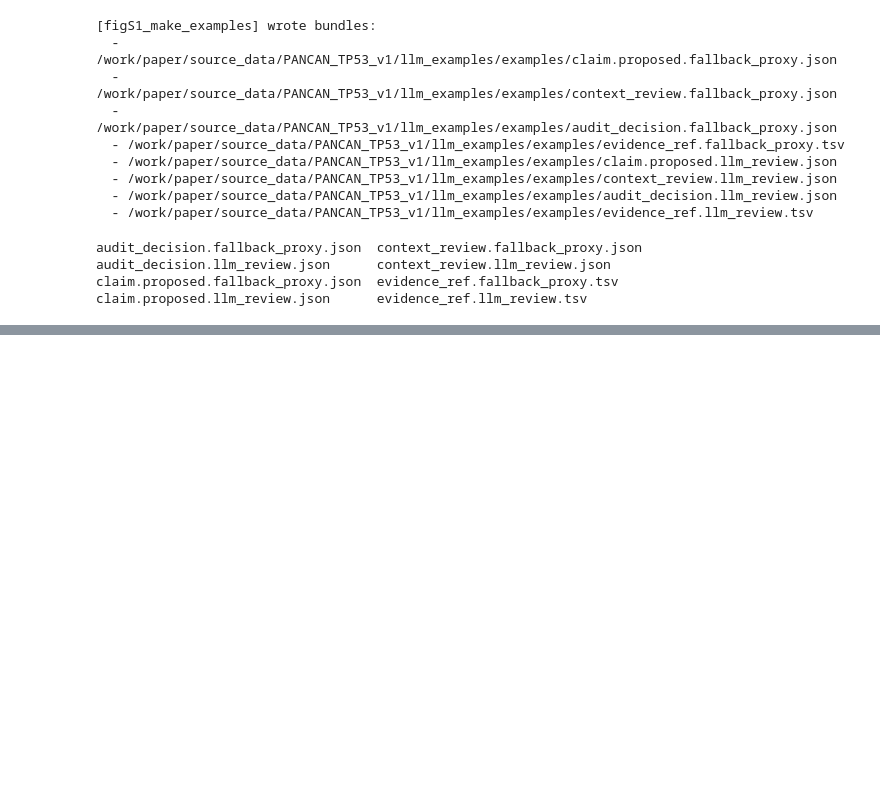
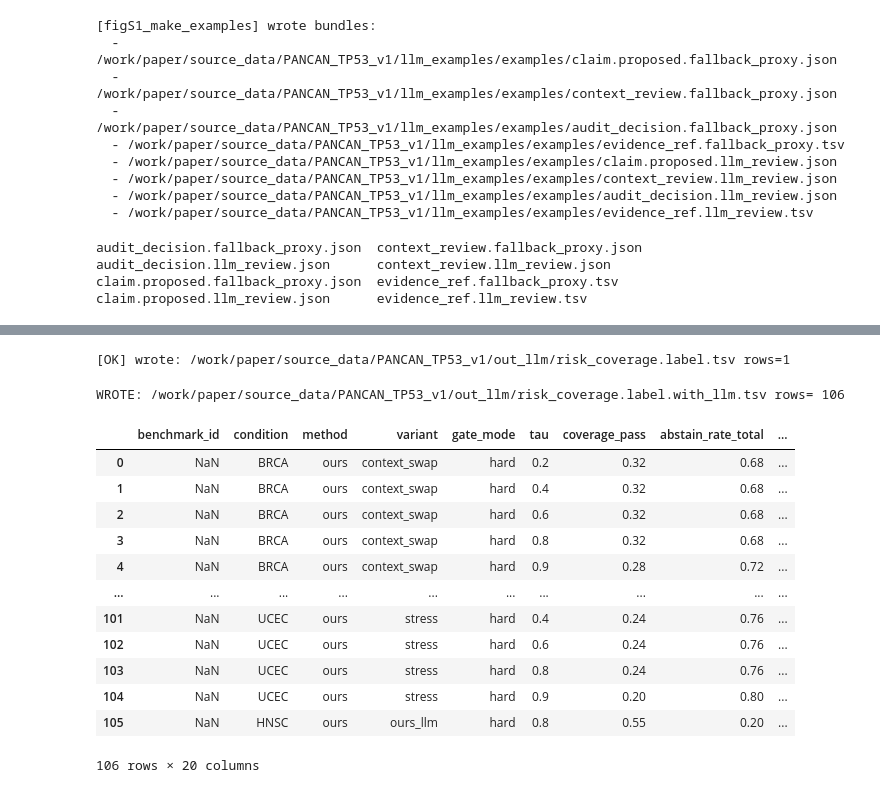
Before and after one commit to kenflab/LLM-PathwayCurator, a Jupyter notebook: paper/notebooks/Fig2_repro.v7.ipynb, the cells around one changed output, grey strips where cells are left out. Cells and saved outputs as stored; diff of their text form; code cells hidden in the pictures; blank space fills up the shorter version.

```diff
--- a/paper/notebooks/Fig2_repro.v7.ipynb
+++ b/paper/notebooks/Fig2_repro.v7.ipynb
@@ -351,0 +383,43 @@ claim.proposed.llm_review.json      evidence_ref.llm_review.tsv
+# %%
+!python paper/scripts/fig2_collect_risk_coverage.py \
+  --root /work/paper/source_data/PANCAN_TP53_v1/out_llm \
+  --out  /work/paper/source_data/PANCAN_TP53_v1/out_llm/risk_coverage.label.tsv \
+  --method ours \
+  --labels /work/paper/source_data/PANCAN_TP53_v1/out_llm/labels/labels_llm_hnsc_R1_v1.20260130.tsv
+# %% [output]
+[OK] wrote: /work/paper/source_data/PANCAN_TP53_v1/out_llm/risk_coverage.label.tsv rows=1
+# %%
+import pandas as pd
+
+base = "/work/paper/source_data/PANCAN_TP53_v1/out/risk_coverage.label.tsv"
+llm  = "/work/paper/source_data/PANCAN_TP53_v1/out_llm/risk_coverage.label.tsv"
+out  = "/work/paper/source_data/PANCAN_TP53_v1/out_llm/risk_coverage.label.with_llm.tsv"
+
+df_base = pd.read_csv(base, sep="\t")
+df_llm  = pd.read_csv(llm,  sep="\t")
+
+mask = (df_llm.get("method","").astype(str).str.lower() == "ours") & (df_llm["variant"].astype(str).str.lower() == "ours")
+df_llm.loc[mask, "variant"] = "ours_llm"
+#df_llm.loc[mask, "method"] = "ours_llm"
+
+df = pd.concat([df_base, df_llm], ignore_index=True)
+df.to_csv(out, sep="\t", index=False)
+print("WROTE:", out, "rows=", len(df))
+# %% [output]
+WROTE: /work/paper/source_data/PANCAN_TP53_v1/out_llm/risk_coverage.label.with_llm.tsv rows= 106
+# %%
+df
+# %% [output]
+|  | benchmark_id | condition | method | variant | gate_mode | tau | coverage_pass | abstain_rate_total | ... |
+| 0 | NaN | BRCA | ours | context_swap | hard | 0.2 | 0.32 | 0.68 | ... |
+| 1 | NaN | BRCA | ours | context_swap | hard | 0.4 | 0.32 | 0.68 | ... |
+| 2 | NaN | BRCA | ours | context_swap | hard | 0.6 | 0.32 | 0.68 | ... |
+| 3 | NaN | BRCA | ours | context_swap | hard | 0.8 | 0.32 | 0.68 | ... |
+| 4 | NaN | BRCA | ours | context_swap | hard | 0.9 | 0.28 | 0.72 | ... |
+| ... | ... | ... | ... | ... | ... | ... | ... | ... | ... |
+| 101 | NaN | UCEC | ours | stress | hard | 0.4 | 0.24 | 0.76 | ... |
+| 102 | NaN | UCEC | ours | stress | hard | 0.6 | 0.24 | 0.76 | ... |
+| 103 | NaN | UCEC | ours | stress | hard | 0.8 | 0.24 | 0.76 | ... |
+| 104 | NaN | UCEC | ours | stress | hard | 0.9 | 0.20 | 0.80 | ... |
+| 105 | NaN | HNSC | ours | ours_llm | hard | 0.8 | 0.55 | 0.20 | ... |
+106 rows × 20 columns
```
Also changed, not shown: parts of 5 cells of this notebook, 2 other files.
